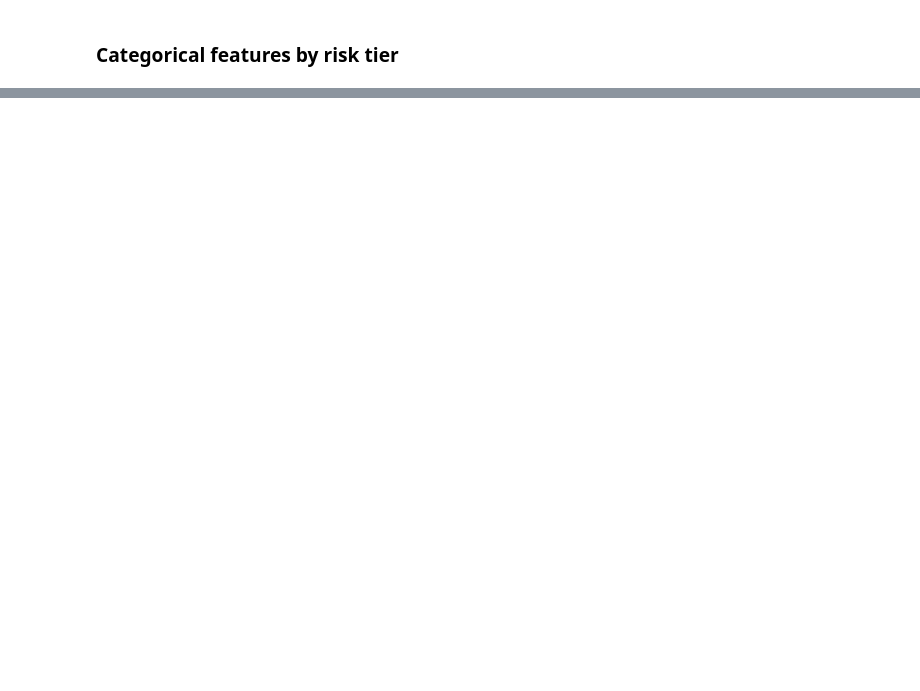
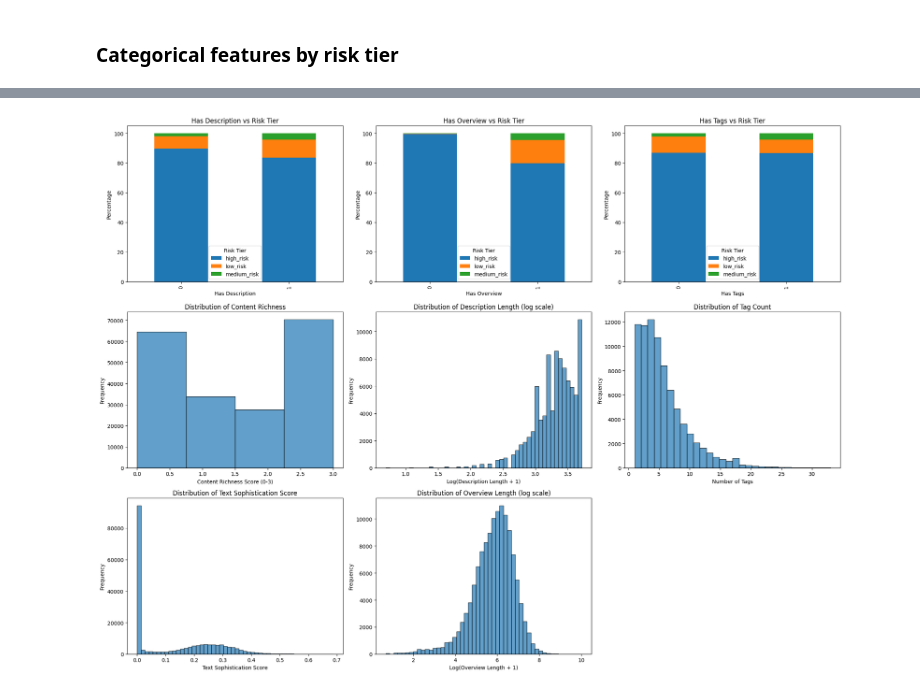
Before and after one commit to GM-Team-1/gm-credit-fund-risk-model, a Jupyter notebook: eda.ipynb, the cells around one changed output, grey strips where cells are left out. Cells and saved outputs as stored; diff of their text form; code cells hidden in the pictures; blank space fills up the shorter version.

```diff
--- a/eda.ipynb
+++ b/eda.ipynb
@@ -735,0 +807,98 @@ Seed                  0.00    100.00         0.00
+# %%
+# Text-based Features Analysis
+text_features = ['has_description', 'has_overview', 'has_tags', 'content_richness',
+                 'description_length', 'overview_length', 'tag_count', 'text_sophistication']
+
+fig, axes = plt.subplots(3, 3, figsize=(20, 15))
+axes = axes.ravel()
+
+# Content availability features
+content_binary = ['has_description', 'has_overview', 'has_tags']
+for i, feature in enumerate(content_binary):
+    ct = pd.crosstab(df[feature], df['risk_tier_label'], normalize='index') * 100
+    ct.plot(kind='bar', ax=axes[i], stacked=True)
+    axes[i].set_title(f'{feature.replace("_", " ").title()} vs Risk Tier')
+    axes[i].set_xlabel(feature.replace("_", " ").title())
+    axes[i].set_ylabel('Percentage')
+    axes[i].legend(title='Risk Tier')
+
+# Content richness distribution
+axes[3].hist(df['content_richness'], bins=4, alpha=0.7, edgecolor='black')
+axes[3].set_title('Distribution of Content Richness')
+axes[3].set_xlabel('Content Richness Score (0-3)')
+axes[3].set_ylabel('Frequency')
+
+# Description length distribution (log scale for better visualization)
+desc_with_content = df[df['description_length'] > 0]['description_length']
+if len(desc_with_content) > 0:
+    axes[4].hist(np.log1p(desc_with_content), bins=50, alpha=0.7, edgecolor='black')
+    axes[4].set_title('Distribution of Description Length (log scale)')
+    axes[4].set_xlabel('Log(Description Length + 1)')
+    axes[4].set_ylabel('Frequency')
+
+# Tag count distribution
+tag_with_content = df[df['tag_count'] > 0]['tag_count']
+if len(tag_with_content) > 0:
+    axes[5].hist(tag_with_content, bins=30, alpha=0.7, edgecolor='black')
+    axes[5].set_title('Distribution of Tag Count')
+    axes[5].set_xlabel('Number of Tags')
+    axes[5].set_ylabel('Frequency')
+
+# Text sophistication distribution
+axes[6].hist(df['text_sophistication'], bins=50, alpha=0.7, edgecolor='black')
+axes[6].set_title('Distribution of Text Sophistication Score')
+axes[6].set_xlabel('Text Sophistication Score')
+axes[6].set_ylabel('Frequency')
+
+# Overview length distribution (log scale)
+overview_with_content = df[df['overview_length'] > 0]['overview_length']
+if len(overview_with_content) > 0:
+    axes[7].hist(np.log1p(overview_with_content), bins=50, alpha=0.7, edgecolor='black')
+    axes[7].set_title('Distribution of Overview Length (log scale)')
+    axes[7].set_xlabel('Log(Overview Length + 1)')
+    axes[7].set_ylabel('Frequency')
+
+# Remove empty subplot
+fig.delaxes(axes[8])
+
+plt.tight_layout()
+plt.show()
+
+# Summary statistics
+print("=== TEXT-BASED FEATURES SUMMARY ===")
+print(f"Companies with descriptions: {df['has_description'].sum():,} ({df['has_description'].mean():.1%})")
+print(f"Companies with overviews: {df['has_overview'].sum():,} ({df['has_overview'].mean():.1%})")
+print(f"Companies with tags: {df['has_tags'].sum():,} ({df['has_tags'].mean():.1%})")
+
+print(f"\nContent Richness Distribution:")
+content_dist = df['content_richness'].value_counts().sort_index()
+for score, count in content_dist.items():
+    print(f"  Score {score}: {count:,} companies ({count/len(df):.1%})")
+
+print(f"\nText Length Statistics:")
+print(f"  Description length - Mean: {df['description_length'].mean():.1f}, Max: {df['description_length'].max()}")
+print(f"  Overview length - Mean: {df['overview_length'].mean():.1f}, Max: {df['overview_length'].max()}")
+print(f"  Tag count - Mean: {df['tag_count'].mean():.1f}, Max: {df['tag_count'].max()}")
+
+print(f"\nText Sophistication Score:")
+print(f"  Mean: {df['text_sophistication'].mean():.3f}")
+print(f"  Std: {df['text_sophistication'].std():.3f}")
+print(f"  Range: {df['text_sophistication'].min():.3f} - {df['text_sophistication'].max():.3f}")
+
+# Risk analysis by content availability
+print(f"\n=== RISK ANALYSIS BY CONTENT AVAILABILITY ===")
+for feature in content_binary:
+    has_content = df[df[feature] == 1]['failure_risk'].mean()
+    no_content = df[df[feature] == 0]['failure_risk'].mean()
+    print(f"{feature.replace('_', ' ').title()}:")
+    print(f"  Average risk (Yes): {has_content:.3f}")
+    print(f"  Average risk (No): {no_content:.3f}")
+    print(f"  Risk difference: {has_content - no_content:.3f}")
+    print()
+
+# Content richness vs risk
+print(f"Risk by Content Richness:")
+richness_risk = df.groupby('content_richness')['failure_risk'].agg(['mean', 'count']).round(3)
+print(richness_risk)
+# %% [output]
+[figure, added]
```
Also changed, not shown: parts of 30 cells of this notebook, 5 other files.
